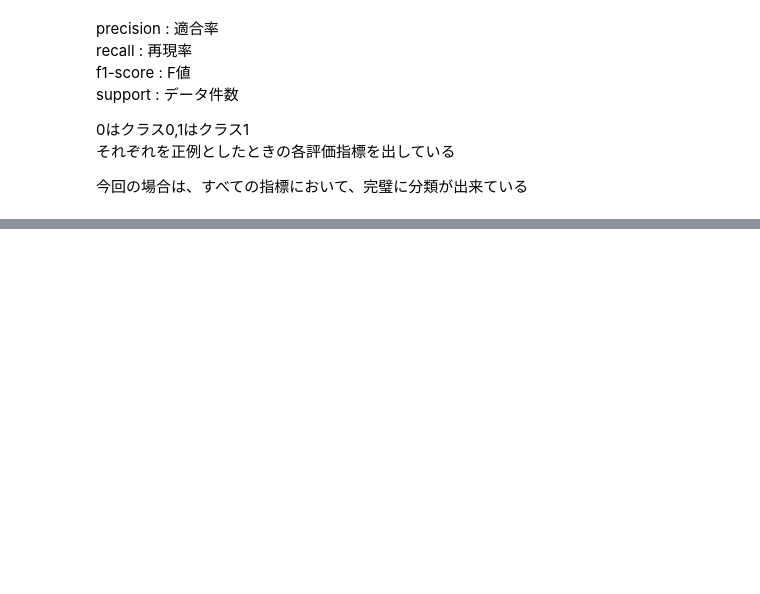
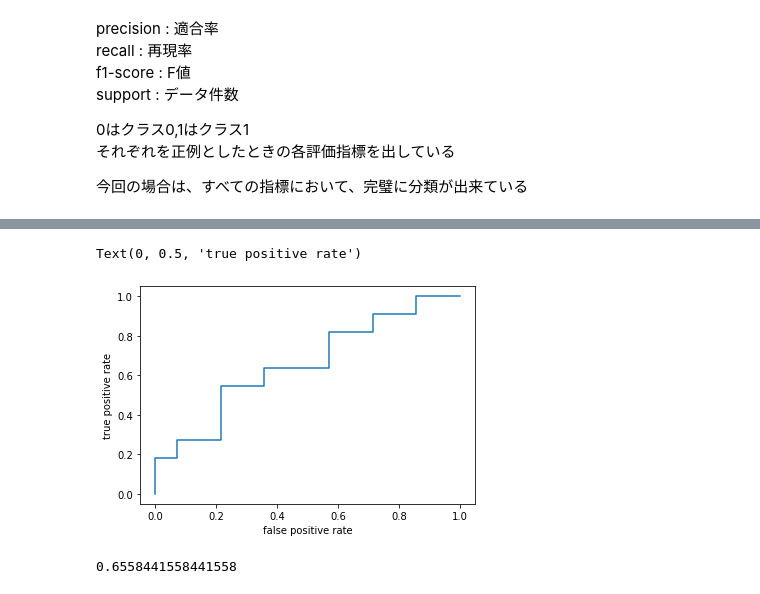
Before and after one commit to box16/Textbook-of-analysis-of-demons-by-Python, a Jupyter notebook: Chapter4/Chapter4_4/モデルの評価.ipynb, the cells around one changed output, grey strips where cells are left out. Saved outputs shown, nothing was run; the diff lists cells and outputs as text; code cells hidden in the pictures; blank space fills up the shorter version.

```diff
--- a/Chapter4/Chapter4_4/モデルの評価.ipynb
+++ b/Chapter4/Chapter4_4/モデルの評価.ipynb
@@ -121,0 +202,20 @@ support : データ件数
+# %%
+from sklearn.metrics import roc_curve
+
+# 各ユーザーが退会したかどうかを表すラベル
+# 1:退会した
+labels = numpy.array([1,1,0,1,0,0,1,1,1,0,0,1,0,0,0,1,1,0,0,1,0,0,1,0,0])
+
+# 各ユーザの予測退会確率
+probs = numpy.array([0.98,0.95,0.9,0.87,0.85,
+                     0.8,0.75,0.71,0.63,0.55,
+                     0.51,0.47,0.43,0.38,0.35,
+                     0.31,0.28,0.24,0.22,0.19,
+                     0.15,0.12,0.08,0.04,0.01])
+
+# 偽陽性率、真陽性率、閾値を算出
+fpr,tpr,threshold = roc_curve(labels,probs)
+
+print(f"偽陽性率:\n{fpr}")
+print(f"陽性率:\n{tpr}")
+print(f"閾値:\n{threshold}")
@@ -121,0 +234,14 @@ support : データ件数
+# %%
+canvas,sub_plots = pyplot.subplots()
+sub_plots.step(fpr,tpr)
+sub_plots.set_xlabel("false positive rate")
+sub_plots.set_ylabel("true positive rate")
+# %% [output]
+Text(0, 0.5, 'true positive rate')
+[figure, added]
+# %%
+from sklearn.metrics import roc_auc_score
+
+roc_auc_score(labels,probs)
+# %% [output]
+0.6558441558441558
```
Also changed, not shown: parts of 12 cells of this notebook, 2 other files.
